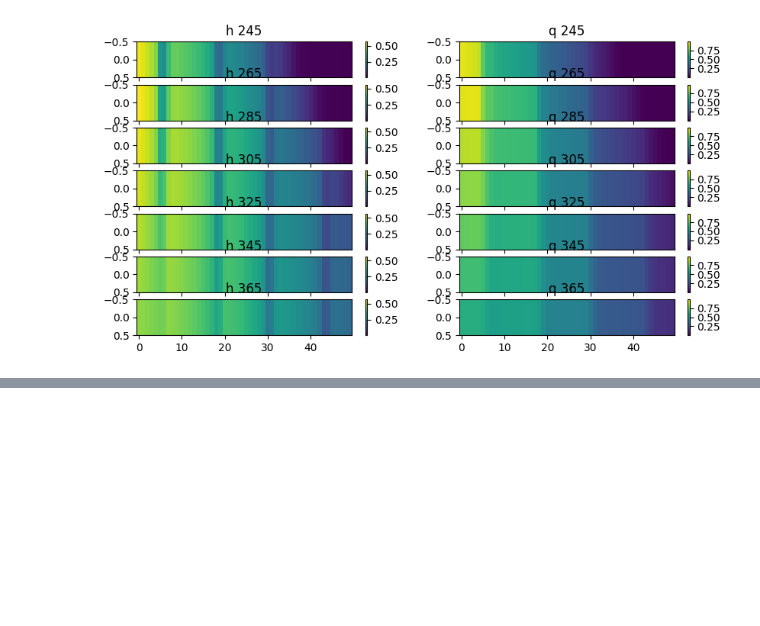
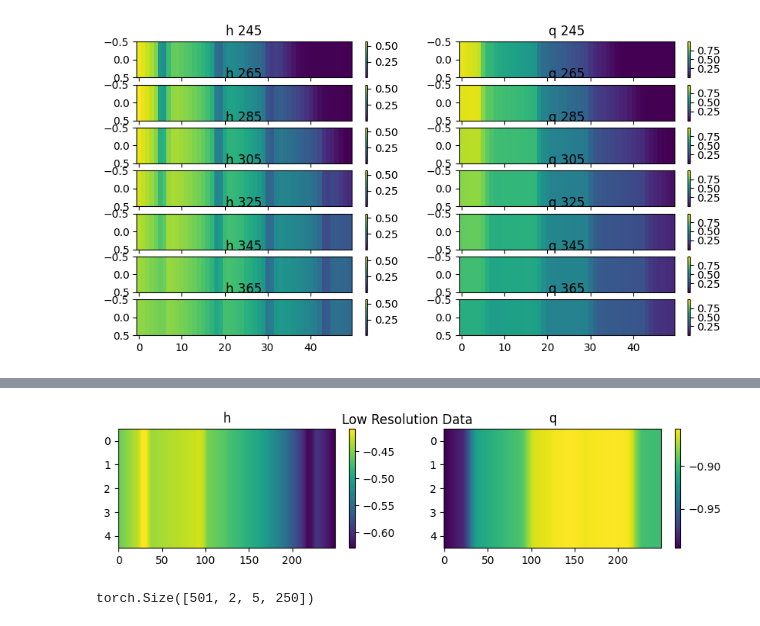
Before and after one commit to MaximeD34/downscaling, a Jupyter notebook: tests.ipynb, the cells around one changed output, grey strips where cells are left out. Saved outputs shown, nothing was run; the diff lists cells and outputs as text; code cells hidden in the pictures; blank space fills up the shorter version.

```diff
--- a/tests.ipynb
+++ b/tests.ipynb
@@ -141,0 +166,9 @@ plot_single(dataLR_normalized[13,400])
+# %%
+lr_tensor = torch.load('/home/maxime/DL-ML/downscalling/experimentations/serialized_data/dataLR.pt')["data"]
+hr_tensor = torch.load('/home/maxime/DL-ML/downscalling/experimentations/serialized_data/dataHR.pt')["data"]
+# %%
+from convlstm.data.transforms import BilinearInterpolation
+from convlstm.data.datasets import ConvLSTMDataset
+
+#load the data
+dataset = ConvLSTMDataset(lr_tensor, hr_tensor, transform=BilinearInterpolation())
@@ -141,0 +189,5 @@ plot_single(dataLR_normalized[13,400])
+# %%
+from data_visualisation import plot_single
+plot_single(lr_norm[500], title="Low Resolution Data")
+# %% [output]
+[figure, added]
@@ -141,0 +196,4 @@ plot_single(dataLR_normalized[13,400])
+# %%
+predictions.shape
+# %% [output]
+torch.Size([501, 2, 5, 250])
```
Also changed, not shown: parts of 13 cells of this notebook, 9 other files.
